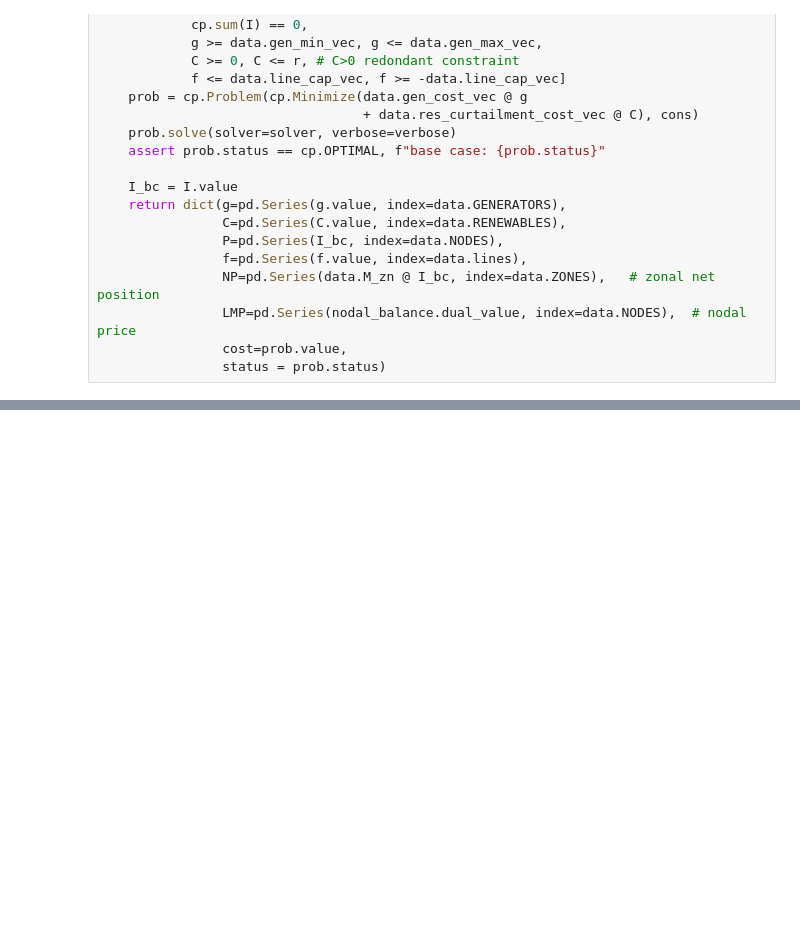
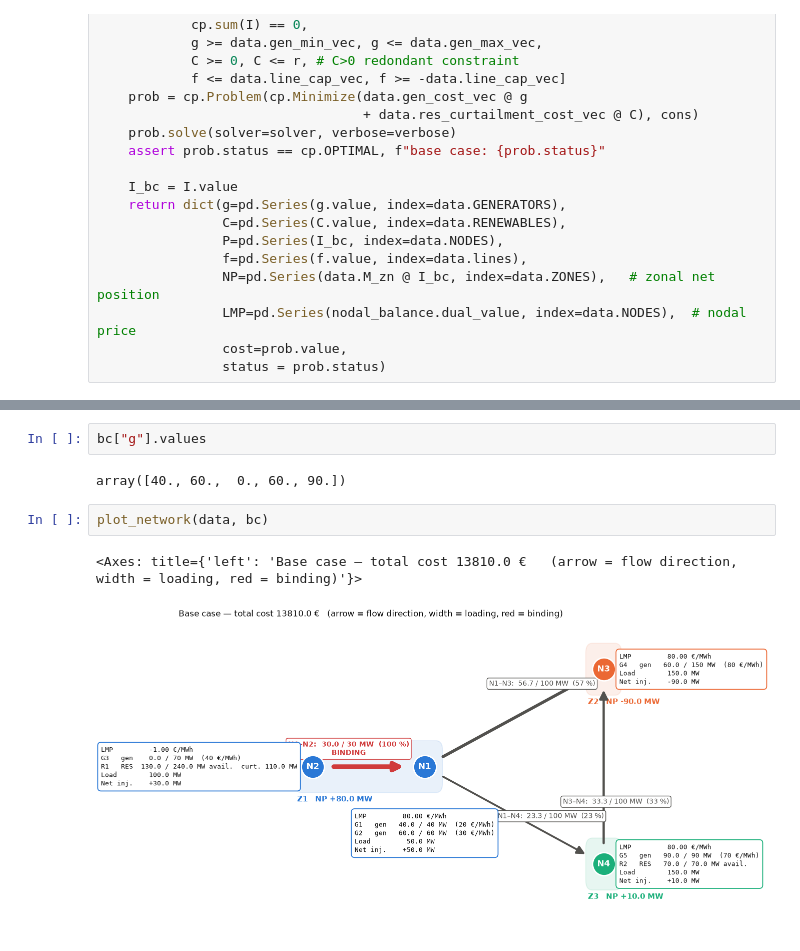
Before and after one commit to salomelavine/PDM_dynamic_line_allocation, a Jupyter notebook: src/market.ipynb, the cells around one changed output, grey strips where cells are left out. Saved outputs shown, nothing was run; the diff lists cells and outputs as text; blank space fills up the shorter version.

Commit message:
Add market notebook: base case, flow-based, CC day-ahead

```diff
--- a/src/market.ipynb
+++ b/src/market.ipynb
@@ -182,3 +185,12 @@ dtype: float64
 
 status:
 optimal
+# %%
+bc["g"].values
+# %% [output]
+array([40., 60.,  0., 60., 90.])
+# %%
+plot_network(data, bc)
+# %% [output]
+<Axes: title={'left': 'Base case — total cost 13810.0 €   (arrow = flow direction, width = loading, red = binding)'}>
+[figure, added]
```
Also changed, not shown: parts of 16 cells of this notebook.
